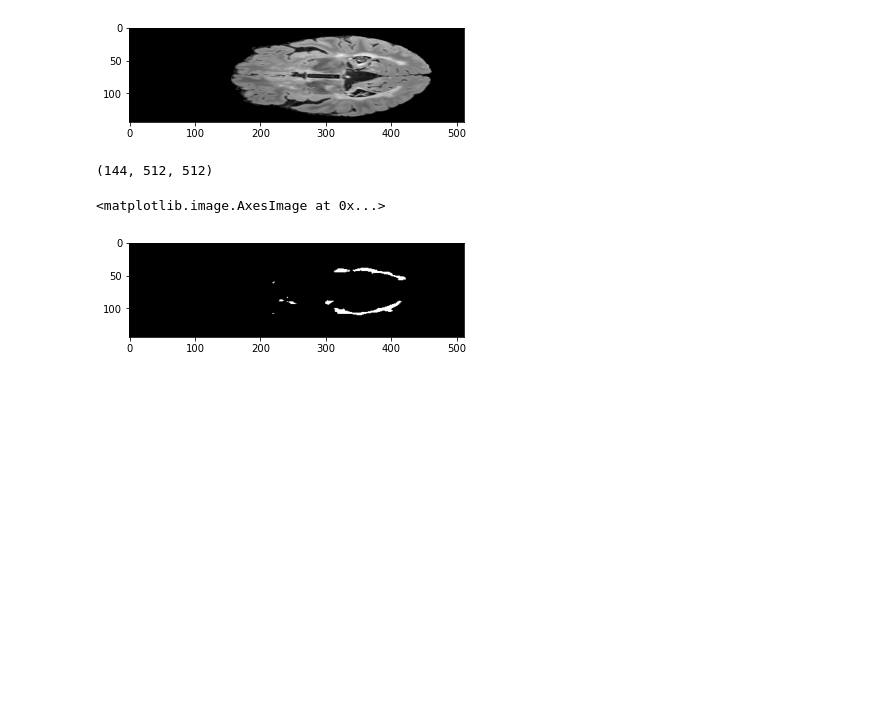
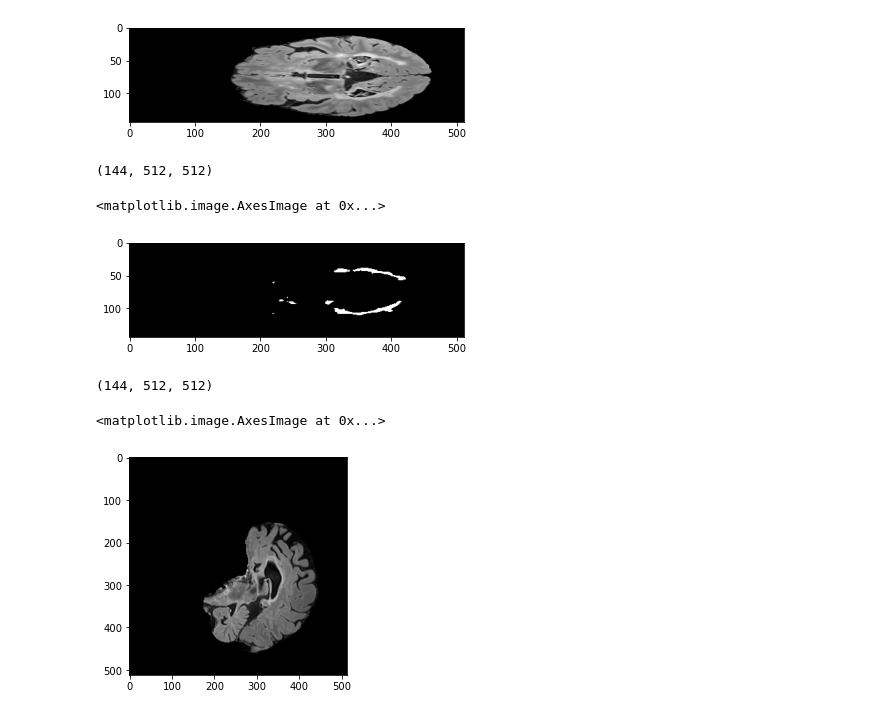
Before and after one commit to frblazquez/CNN_for_Multiple_Sclerosis, a Jupyter notebook: unet/unet_train.ipynb, the cells around one changed output. Drawn from its saved outputs; the diff is of its cells as text; code cells hidden in the pictures; blank space fills up the shorter version.

```diff
--- a/unet/unet_train.ipynb
+++ b/unet/unet_train.ipynb
@@ -154,3 +154,14 @@ plt.imshow(mask_data[:,:,300], cmap="gray")
 # %% [output]
 <matplotlib.image.AxesImage at 0x...>
 [figure]
+# %%
+data = nib.load(imgs_path[0])
+image_data = data.get_fdata()
+image_data.shape
+# %% [output]
+(144, 512, 512)
+# %%
+plt.imshow(image_data[70,:,:], cmap="gray")
+# %% [output]
+<matplotlib.image.AxesImage at 0x...>
+[figure, added]
```
Also changed, not shown: parts of 2 cells of this notebook, 3 other files.
